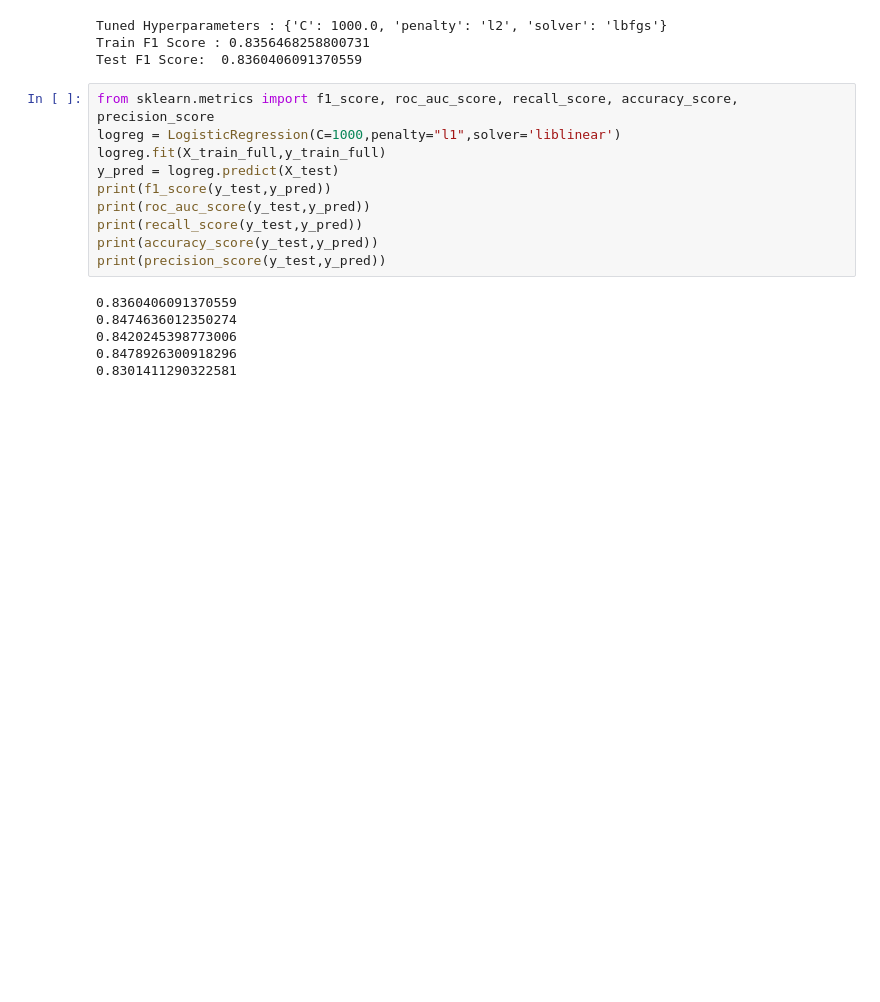
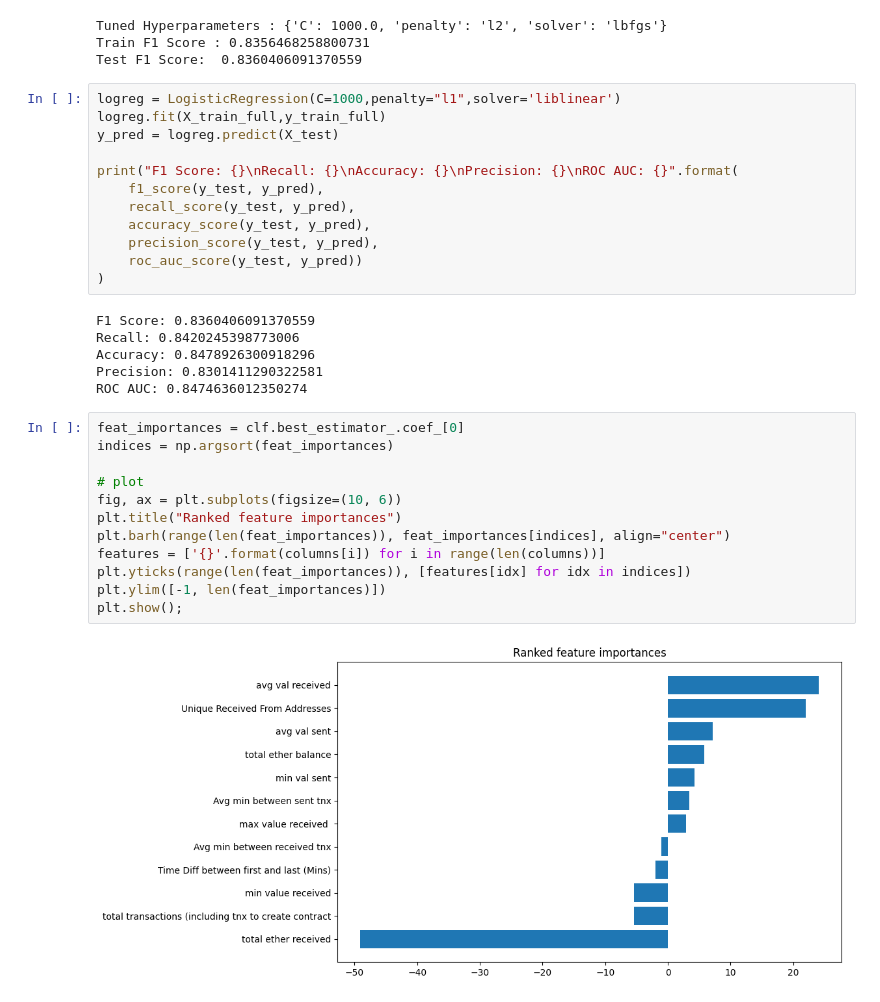
Before and after one commit to shazzad-hasan/ethereum-fraud-detection, a Jupyter notebook: models/logistic_regression.ipynb, the cells around one changed output. Saved outputs shown, nothing was run; the diff lists cells and outputs as text; blank space fills up the shorter version.

```diff
--- a/models/logistic_regression.ipynb
+++ b/models/logistic_regression.ipynb
@@ -83,18 +122,34 @@ Tuned Hyperparameters : {'C': 1000.0, 'penalty': 'l2', 'solver': 'lbfgs'}
 Train F1 Score : 0.8356468258800731
 Test F1 Score:  0.8360406091370559
 # %%
-from sklearn.metrics import f1_score, roc_auc_score, recall_score, accuracy_score, precision_score
 logreg = LogisticRegression(C=1000,penalty="l1",solver='liblinear')
 logreg.fit(X_train_full,y_train_full)
 y_pred = logreg.predict(X_test)
-print(f1_score(y_test,y_pred))
-print(roc_auc_score(y_test,y_pred))
-print(recall_score(y_test,y_pred))
-print(accuracy_score(y_test,y_pred))
-print(precision_score(y_test,y_pred))
+
+print("F1 Score: {}\nRecall: {}\nAccuracy: {}\nPrecision: {}\nROC AUC: {}".format(
+    f1_score(y_test, y_pred),
+    recall_score(y_test, y_pred),
+    accuracy_score(y_test, y_pred),
+    precision_score(y_test, y_pred),
+    roc_auc_score(y_test, y_pred))
+)
 # %% [output]
-0.8360406091370559
-0.8474636012350274
-0.8420245398773006
-0.8478926300918296
-0.8301411290322581
+F1 Score: 0.8360406091370559
+Recall: 0.8420245398773006
+Accuracy: 0.8478926300918296
+Precision: 0.8301411290322581
+ROC AUC: 0.8474636012350274
+# %%
+feat_importances = clf.best_estimator_.coef_[0]
+indices = np.argsort(feat_importances)
+
+# plot
+fig, ax = plt.subplots(figsize=(10, 6))
+plt.title("Ranked feature importances")
+plt.barh(range(len(feat_importances)), feat_importances[indices], align="center")
+features = ['{}'.format(columns[i]) for i in range(len(columns))]
+plt.yticks(range(len(feat_importances)), [features[idx] for idx in indices])
+plt.ylim([-1, len(feat_importances)])
+plt.show();
+# %% [output]
+[figure, added]
```
Also changed, not shown: parts of 20 cells of this notebook, 2 other files.
